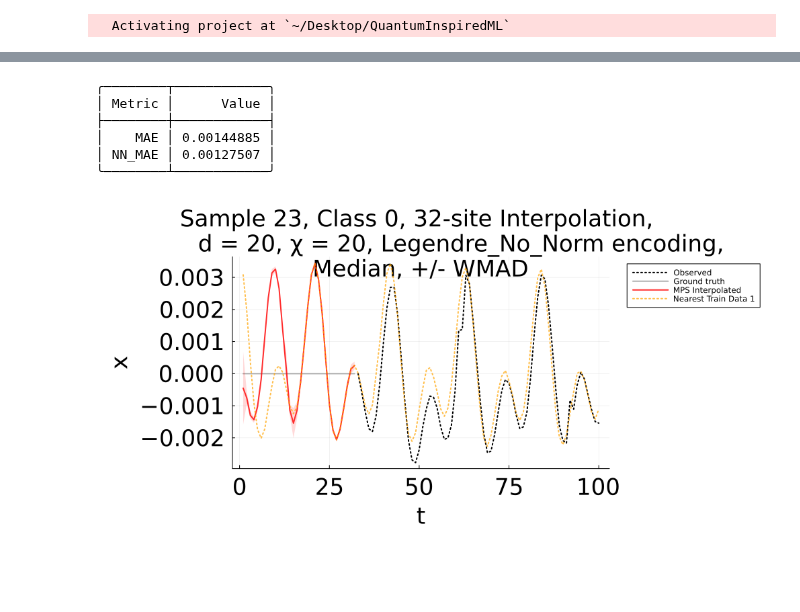
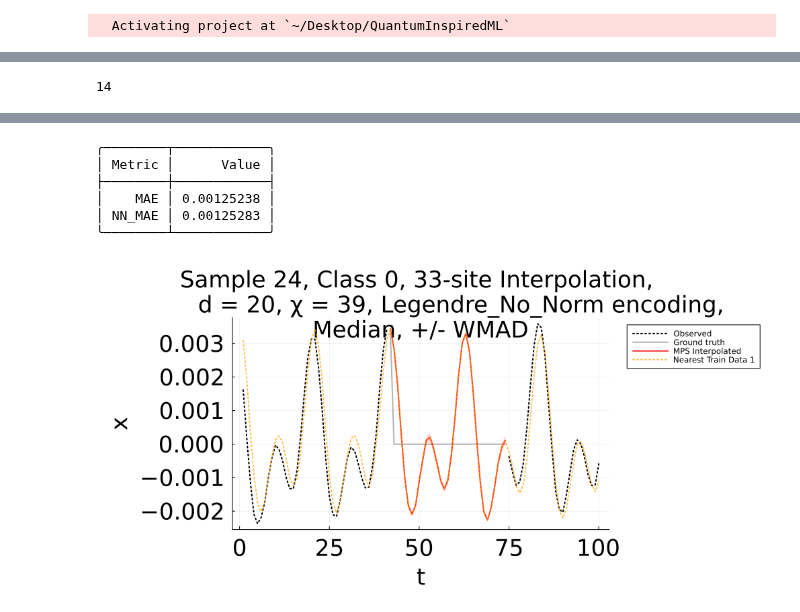
Before and after one commit to jmoo2880/QuantumInspiredML, a Jupyter notebook: FinalBenchmarks/Kepler/demo_imputation_plots/plot_kepler_impute.ipynb, the cells around one changed output, grey strips where cells are left out. Cells and saved outputs as stored; diff of their text form; code cells hidden in the pictures; blank space fills up the shorter version.

```diff
--- a/FinalBenchmarks/Kepler/demo_imputation_plots/plot_kepler_impute.ipynb
+++ b/FinalBenchmarks/Kepler/demo_imputation_plots/plot_kepler_impute.ipynb
@@ -49,7 +73,11 @@ plot(X_test[idx, :], title=idx)
+# %%
+argmax(scores_nn - scores_mps)
+# %% [output]
+14
 # %%
-interp_sites = collect(1:32)
+interp_sites = collect(42:74)
 class = 0
-stats, p1_ns = any_interpolate_median(fc, class, 23, interp_sites; NN_baseline=true,
+stats, p1_ns = any_interpolate_median(fc, class, 24, interp_sites; NN_baseline=true,
     X_train=X_train, y_train=y_train, n_baselines=1, plot_fits=true, wmad=true)
 pretty_table(stats; header=["Metric", "Value"], header_crayon= crayon"yellow bold", tf = tf_unicode_rounded);
 plot(p1_ns...,  xtickfont=fstyle,
@@ -59,4 +87,5 @@ plot(p1_ns...,  xtickfont=fstyle,
     bottom_margin=10mm,
     left_margin=10mm,
     xlabel="t")
+#savefig("samp1212_demo.svg")
 # %% [output]
@@ -65,7 +94,7 @@ plot(p1_ns...,  xtickfont=fstyle,
 ╭────────┬────────────╮
 │ Metric │      Value │
 ├────────┼────────────┤
-│    MAE │ 0.00144885 │
-│ NN_MAE │ 0.00127507 │
+│    MAE │ 0.00125238 │
+│ NN_MAE │ 0.00125283 │
 ╰────────┴────────────╯
-[figure, old version]
+[figure, new version]
```
Also changed, not shown: parts of 5 cells of this notebook, 6 other files.
